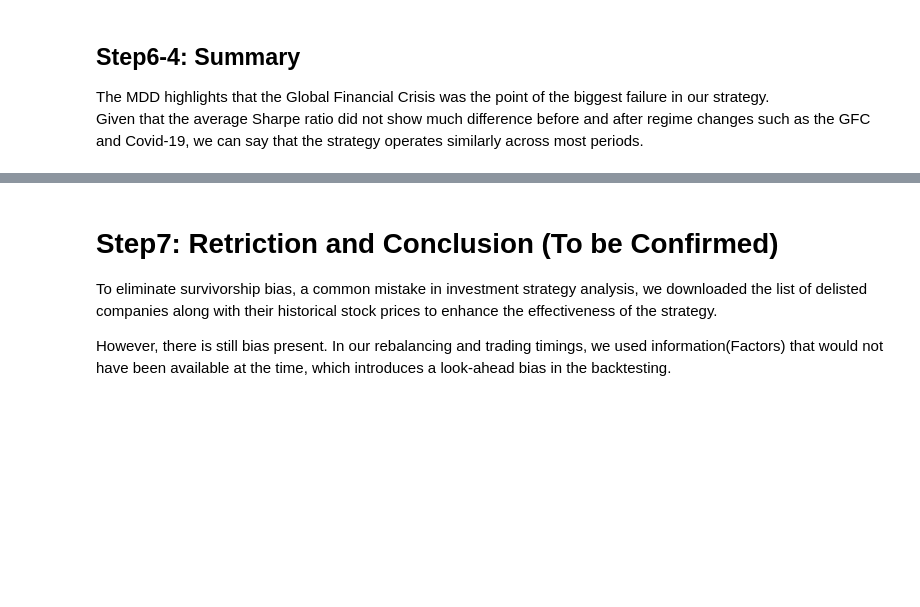
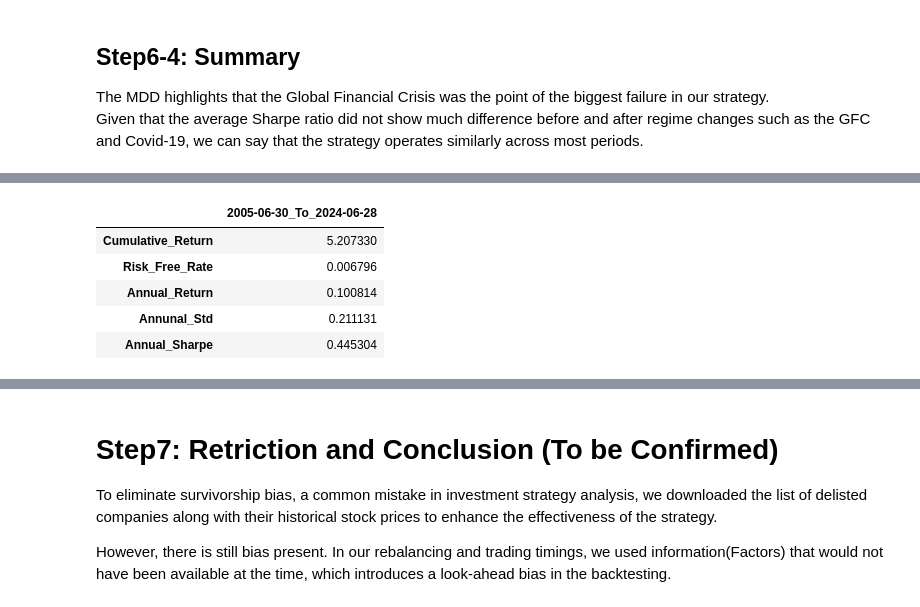
Before and after one commit to wisdomworker/Investments_2025, a Jupyter notebook: Inv_project_v2.ipynb, the cells around one changed output, grey strips where cells are left out. Drawn from its saved outputs; the diff is of its cells as text; code cells hidden in the pictures; blank space fills up the shorter version.

```diff
--- a/Inv_project_v2.ipynb
+++ b/Inv_project_v2.ipynb
@@ -496,7 +516,7 @@ def backtest_shortonly_bottom(daily_price, Strategy = 'C', initial_value = 100,
 
 def backtest_longshort(daily_price, L_Strategy = 'C',S_Strategy = 'C', initial_value = 100, fee=0.005, how_many=10):
 
-    rebalance_day_list = list(pd.date_range('2000-01-01' ,'2024-07-01', freq = 'QS', tz=None))
+    rebalance_day_list = list(pd.date_range('2005-06-30' ,'2024-07-01', freq = 'QS', tz=None))
     my_long_pf = pd.DataFrame()
     my_short_pf = pd.DataFrame()
     strat_result_total = pd.DataFrame()
@@ -624,6 +644,45 @@ def backtest_sp500(daily_spx, initial_value = 100, fee=0.00):
     result.columns = [str(index_pf.index[0])[:10] + '_To_'+str(index_pf.index[-1])[:10]]
 
     return index_pf, result
+
+
+
+# daily_spx2 = daily_sptop10.copy()
+def backtest_sptop10(daily_spx, initial_value = 100, fee=0.00):
+
+    rebalance_day_list = list(pd.date_range('2005-06-30' ,'2024-07-01', freq = 'QS', tz=None))
+    index_pf = pd.DataFrame()
+    start_day = daily_spx2.index[0]
+
+    for i in range(len(rebalance_day_list)-1) :
+        # i=0
+        end_day = rebalance_day_list[i+1] - pd.DateOffset(days=1)
+
+        port_data_index = daily_spx2[start_day:end_day]['SPtop10']
+        index_value_backtested = (1 + port_data_index.pct_change().fillna(0)).cumprod(0) * initial_value
+        index_pf_value = index_value_backtested.copy()
+
+        # No assume trading cost
+        end_value = float(index_pf_value.iloc[-1] * (1-fee))
+        start_day = index_pf_value.index[-1]
+        initial_value = end_value
+        index_pf = pd.concat([index_pf , index_pf_value.iloc[:]], axis = 0)
+
+    index_pf = index_pf.reset_index().drop_duplicates(subset='index', keep='last').set_index('index')
+
+    # Calculate the returns, std, sharpe
+    index_pf.columns = ['SPX_Value']
+    n = (index_pf.index[-1] - index_pf.index[0]).days/365
+    Cum_Return = float((index_pf.iloc[-1] / index_pf.iloc[0])-1)
+    My_Port_Return = float(  (index_pf.iloc[-1] / index_pf.iloc[0]) **(1/n) -1  )
+    My_Port_Std = float(index_pf.pct_change().iloc[1:].std().round(5)) * np.sqrt(252)
+    riskfree_return = rfrate.mean()[0]
+    Ann_Sharpe = (My_Port_Return - riskfree_return ) / My_Port_Std
+
+    result = pd.DataFrame([Cum_Return, riskfree_return, My_Port_Return, My_Port_Std, Ann_Sharpe], index = ['Cumulative_Return', 'Risk_Free_Rate', 'Annual_Return','Annunal_Std','Annual_Sharpe'])
+    result.columns = [str(index_pf.index[0])[:10] + '_To_'+str(index_pf.index[-1])[:10]]
+
+    return index_pf, result
 # %% [markdown]
 # Step5: Sensitivity analysis
 
@@ -1106,0 +1351,9 @@ Given that the average Sharpe ratio did not show much difference before and afte
+# %%
+sptop10, sptop10_result = backtest_sptop10(daily_spx, 100, 0.000)
+# %% [output]
+|  | 2005-06-30_To_2024-06-28 |
+| Cumulative_Return | 5.207330 |
+| Risk_Free_Rate | 0.006796 |
+| Annual_Return | 0.100814 |
+| Annunal_Std | 0.211131 |
+| Annual_Sharpe | 0.445304 |
```
Also changed, not shown: parts of 9 cells of this notebook.
